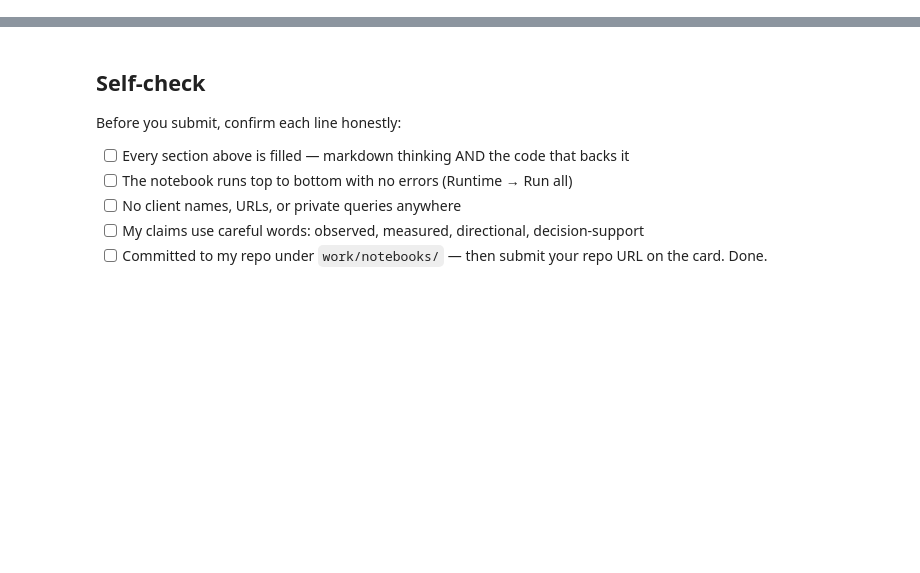
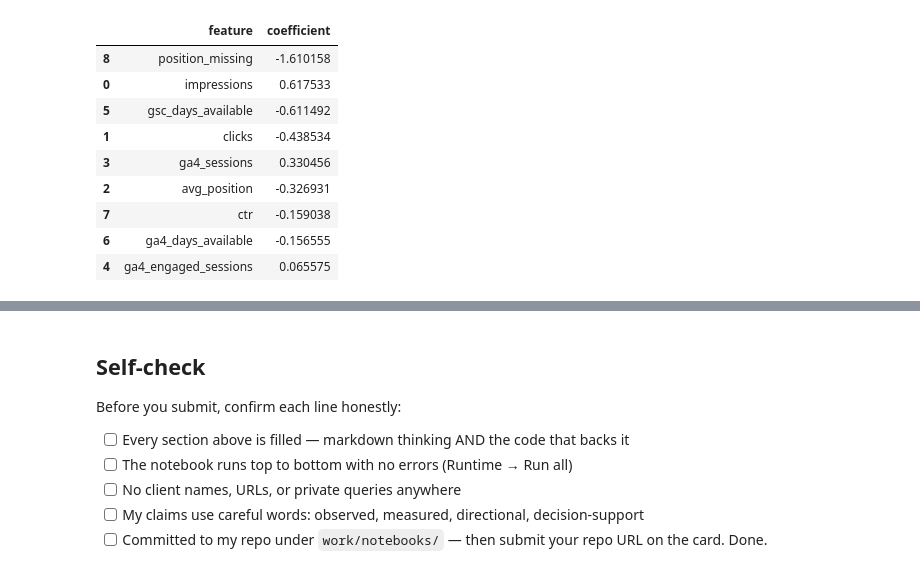
Before and after one commit to rslns/FlyRankAI_A1, a Jupyter notebook: work/notebooks/w05_model.ipynb, the cells around one changed output, grey strips where cells are left out. Drawn from its saved outputs; the diff is of its cells as text; code cells hidden in the pictures; blank space fills up the shorter version.

```diff
--- a/work/notebooks/w05_model.ipynb
+++ b/work/notebooks/w05_model.ipynb
@@ -36,0 +183,19 @@ This skeleton is yours to fill. Work the sections **in order** — each one has
+# %%
+from huggingface_hub import hf_hub_download
+import pyarrow.parquet as pq
+import pandas as pd
+
+# Download April 2026 warehouse file
+april_file = hf_hub_download(
+    repo_id="FlyRank/internship-warehouse",
+    filename="fact_content_daily_performance/month=2026-04/data_0.parquet",
+    repo_type="dataset",
+    token=HF_TOKEN
+)
+
+# Read April data
+april_table = pq.read_table(april_file)
+april_df = april_table.to_pandas()
+
+print("April rows:", len(april_df))
+print("April date range:", april_df["report_date"].min(), "to", april_df["report_date"].max())
@@ -36,0 +461,41 @@ This skeleton is yours to fill. Work the sections **in order** — each one has
+# %%
+# This cell is for CODE (numbers, a query, a check).
+# Write your text answer in the cell ABOVE this one — typing sentences here breaks Run All.
+# Section 4: Error analysis and feature interpretation
+
+from sklearn.metrics import confusion_matrix
+
+# Predictions at a 0.50 probability threshold
+model_pred = (model_prob >= 0.50).astype(int)
+
+tn, fp, fn, tp = confusion_matrix(
+    y_test,
+    model_pred
+).ravel()
+
+print("Confusion matrix:")
+print("True negatives :", tn)
+print("False positives:", fp)
+print("False negatives:", fn)
+print("True positives :", tp)
+
+print("\nPrediction counts:")
+print("Predicted positive:", model_pred.sum())
+print("Actual positive:", y_test.sum())
+
+# Feature coefficients
+coef_df = pd.DataFrame({
+    "feature": feature_cols,
+    "coefficient": model.named_steps["classifier"].coef_[0]
+})
+
+coef_df["abs_coefficient"] = coef_df["coefficient"].abs()
+
+coef_df = coef_df.sort_values(
+    "abs_coefficient",
+    ascending=False
+)
+
+print("\nFeature coefficients:")
+display(coef_df[["feature", "coefficient"]])
+# %% [output]
@@ -36,0 +513,10 @@ This skeleton is yours to fill. Work the sections **in order** — each one has
+|  | feature | coefficient |
+| 8 | position_missing | -1.610158 |
+| 0 | impressions | 0.617533 |
+| 5 | gsc_days_available | -0.611492 |
+| 1 | clicks | -0.438534 |
+| 3 | ga4_sessions | 0.330456 |
+| 2 | avg_position | -0.326931 |
+| 7 | ctr | -0.159038 |
+| 6 | ga4_days_available | -0.156555 |
+| 4 | ga4_engaged_sessions | 0.065575 |
```
Also changed, not shown: parts of 32 cells of this notebook.
